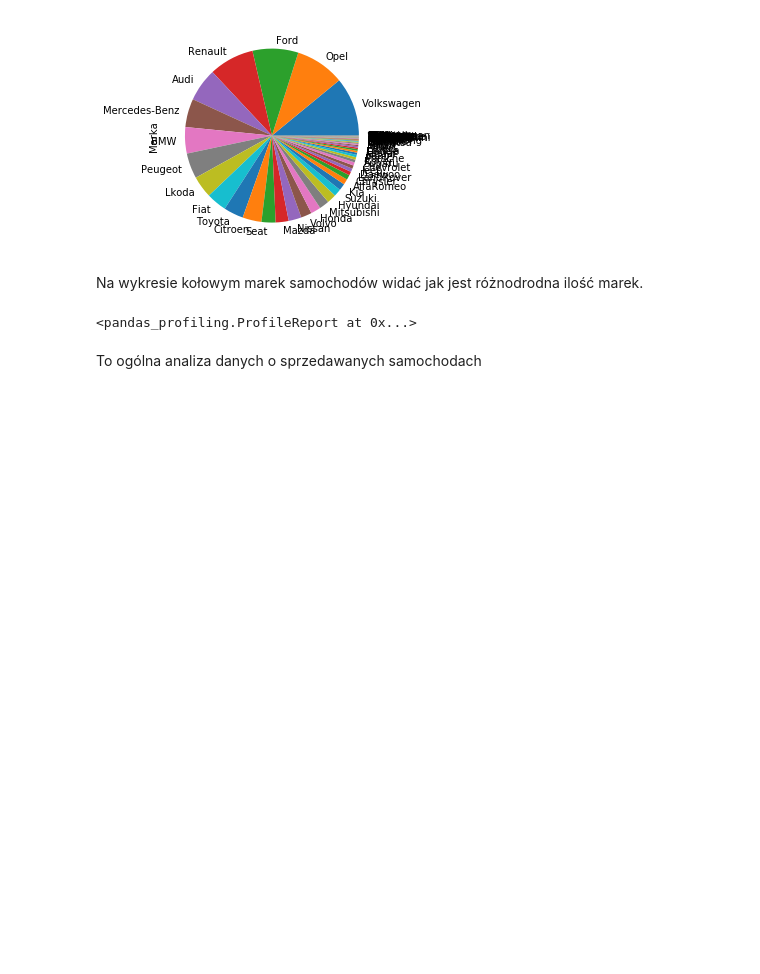
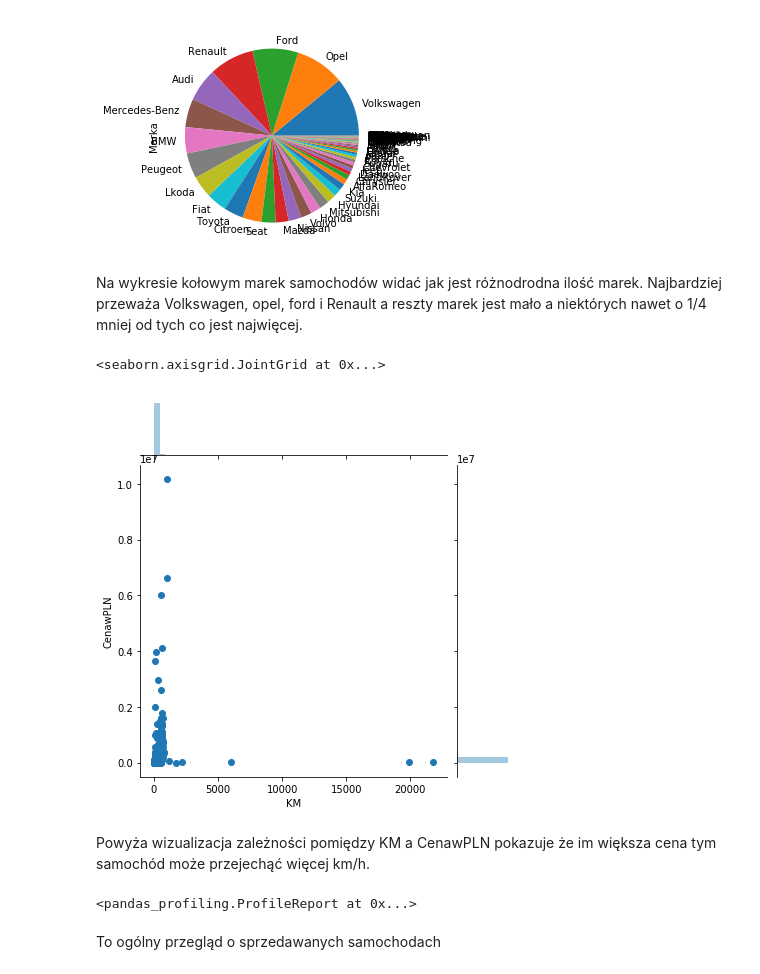
Before and after one commit to komputerowiec36/Projekt-html, a Jupyter notebook: Projekt.ipynb, the cells around one changed output. Drawn from its saved outputs; the diff is of its cells as text; code cells hidden in the pictures; blank space fills up the shorter version.

```diff
--- a/Projekt.ipynb
+++ b/Projekt.ipynb
@@ -51,10 +51,17 @@ r.Marka.value_counts().plot.pie()
 <matplotlib.axes._subplots.AxesSubplot at 0x...>
 [figure]
 # %% [markdown]
-Na wykresie kołowym marek samochodów widać jak jest różnodrodna ilość marek.
+Na wykresie kołowym marek samochodów widać jak jest różnodrodna ilość marek. Najbardziej przeważa Volkswagen, opel, ford i Renault a reszty marek jest mało a niektórych nawet o 1/4 mniej od tych co jest najwięcej.
+# %%
+sns.jointplot(x = r["KM"], y = r["CenawPLN"])
+# %% [output]
+<seaborn.axisgrid.JointGrid at 0x...>
+[figure, added]
+# %% [markdown]
+Powyża wizualizacja zależności pomiędzy KM a CenawPLN pokazuje że im większa cena tym samochód może przejechąć więcej km/h.
 # %%
 pandas_profiling.ProfileReport(r)
 # %% [output]
 <pandas_profiling.ProfileReport at 0x...>
 # %% [markdown]
-To ogólna analiza danych o sprzedawanych samochodach
+To ogólny przegląd o sprzedawanych samochodach
```
Also changed, not shown: parts of 6 cells of this notebook.
